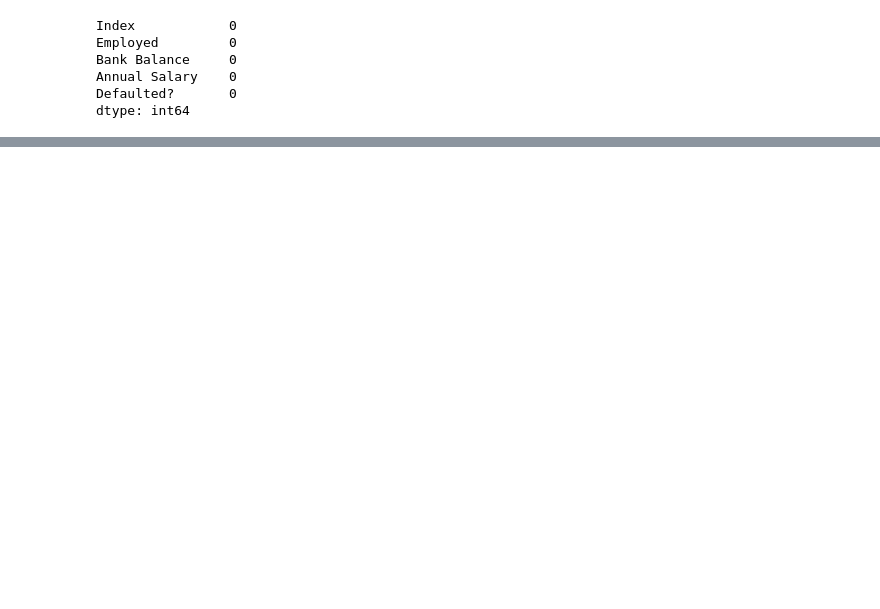
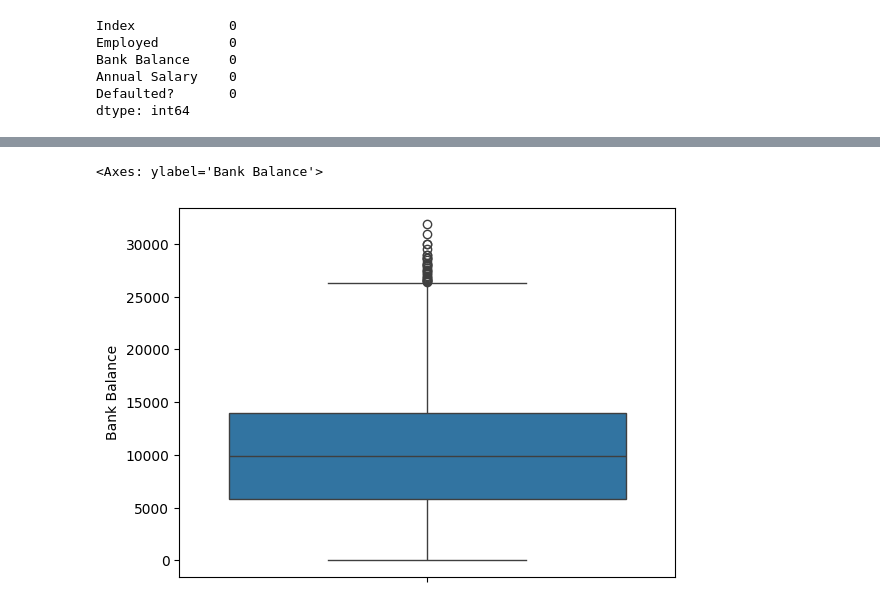
Before and after one commit to shanelze/bc3409-homework2, a Jupyter notebook: Homework2_ShaneLim.ipynb, the cells around one changed output, grey strips where cells are left out. Drawn from its saved outputs; the diff is of its cells as text; code cells hidden in the pictures; blank space fills up the shorter version.

```diff
--- a/Homework2_ShaneLim.ipynb
+++ b/Homework2_ShaneLim.ipynb
@@ -55,0 +78,5 @@ X_test["Credit Amount"] = stats.zscore(X_test["Credit Amount"])
+# %%
+sns.boxplot(data=df["Bank Balance"])
+# %% [output]
+<Axes: ylabel='Bank Balance'>
+[figure, added]
```
Also changed, not shown: parts of 28 cells of this notebook, 3 other files.
